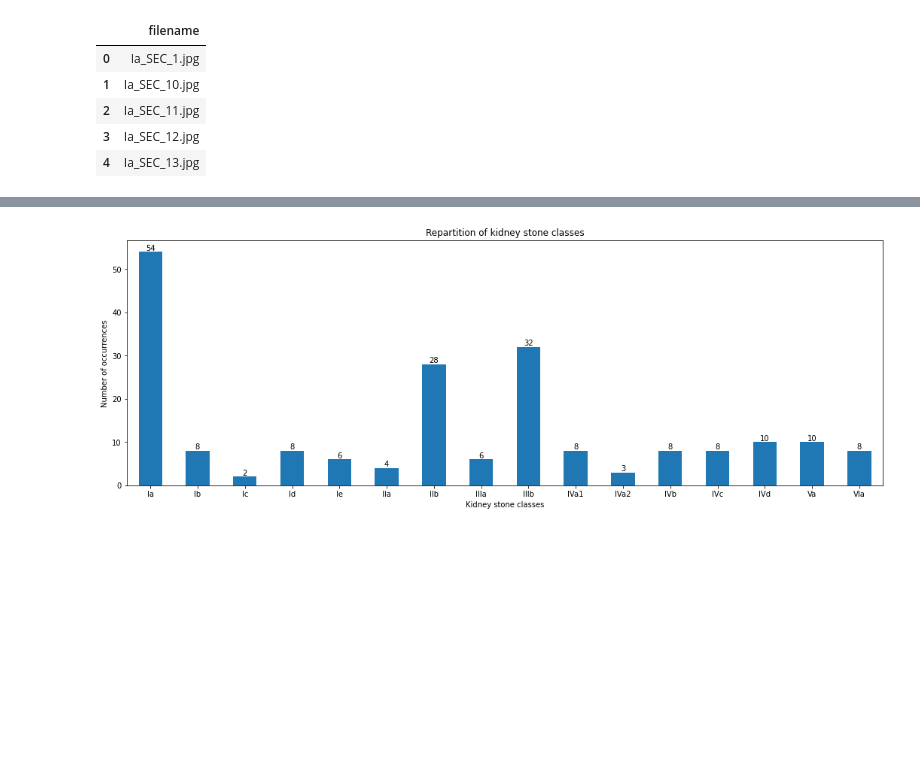
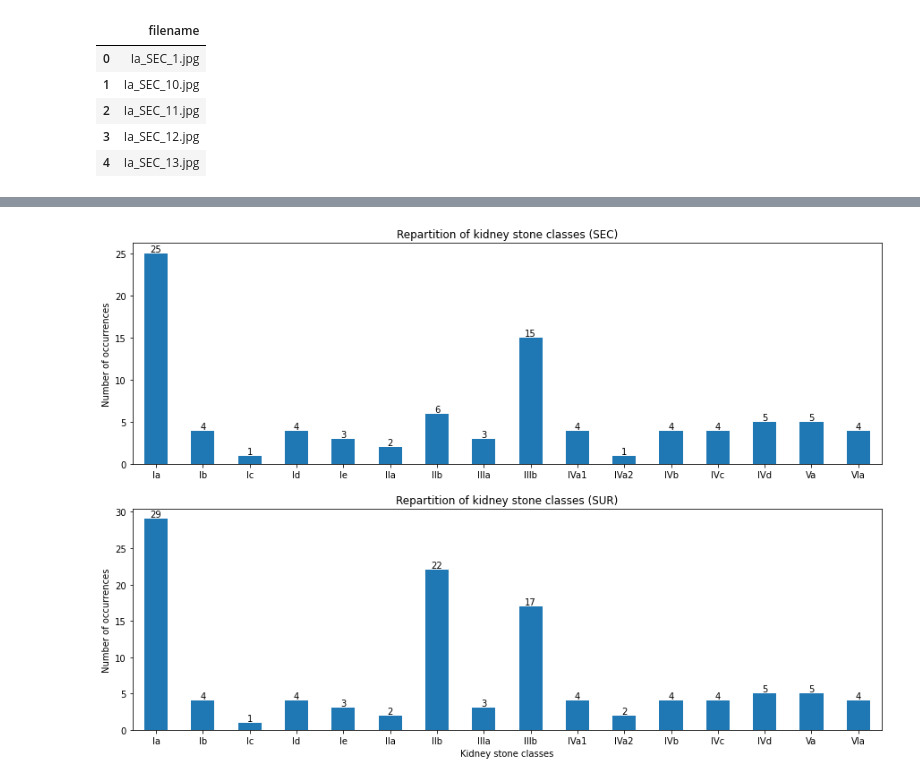
Before and after one commit to pierreelliott/kidney_stone_classification, a Jupyter notebook: training/notebooks/Dataset_exploration.ipynb, the cells around one changed output, grey strips where cells are left out. Drawn from its saved outputs; the diff is of its cells as text; code cells hidden in the pictures; blank space fills up the shorter version.

```diff
--- a/training/notebooks/Dataset_exploration.ipynb
+++ b/training/notebooks/Dataset_exploration.ipynb
@@ -76,4 +77,7 @@ Name: filename, dtype: int64
 # %%
 def annotate(ax):
     for p in ax.patches:
-        ax.annotate(str(p.get_height()), (p.get_x() + rect.get_width() / 2, p.get_height()), ha='center', va='bottom')
+        ax.annotate(str(p.get_height()), (p.get_x() + p.get_width() / 2, p.get_height()), ha='center', va='bottom')
+# %%
+ax = df.groupby('SEC').count().filename.plot.bar(figsize=(10, 6));
+annotate(ax)
@@ -80,11 +86,13 @@ def annotate(ax):
 # %%
-stone_classes_repartition = df.groupby('stone_class', sort=False).count().filename
-ax = stone_classes_repartition.plot.bar(figsize=(18,6), rot=0)
-ax.set_xlabel('Kidney stone classes')
-ax.set_ylabel('Number of occurrences')
-ax.set_title('Repartition of kidney stone classes')
-annotate(ax)
+fig, axes = plt.subplots(figsize=(15,10), nrows=2)
+for idx, stone_type in enumerate(['SEC', 'SUR']):
+    stone_classes_repartition = df[df[stone_type]].groupby('stone_class', sort=False).count().filename
+    ax = stone_classes_repartition.plot.bar(rot=0, ax=axes[idx], xlabel='')
+    ax.set_ylabel('Number of occurrences')
+    ax.set_title(f'Repartition of kidney stone classes ({stone_type})')
+    annotate(ax)
+ax.set_xlabel('Kidney stone classes');
 # %% [output]
-[figure, old version]
+[figure, new version]
 # %%
 df.to_csv(os.path.join(*'../dataset.csv'.split('/')), index=False)
```
Also changed, not shown: parts of 4 cells of this notebook, 54 other files.
